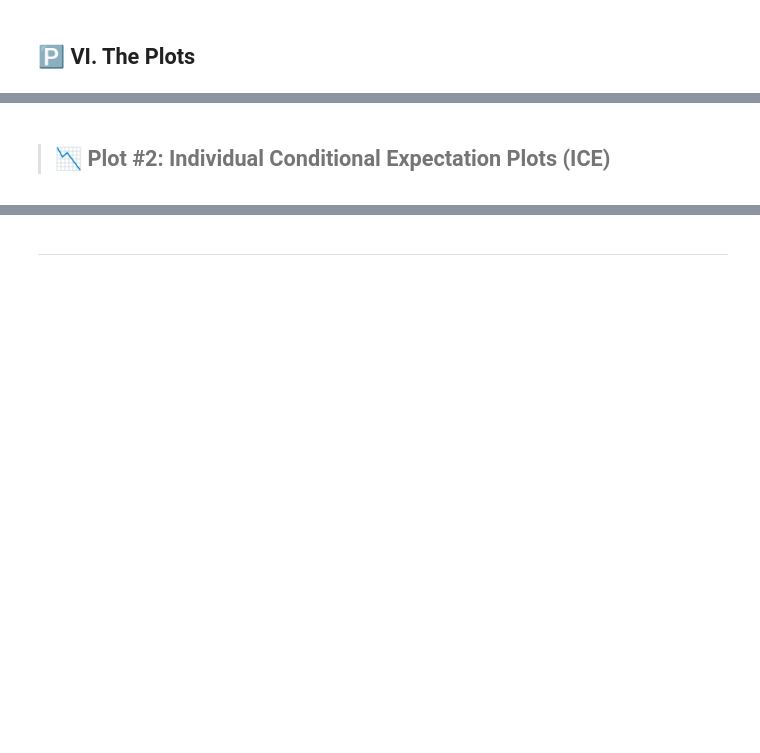
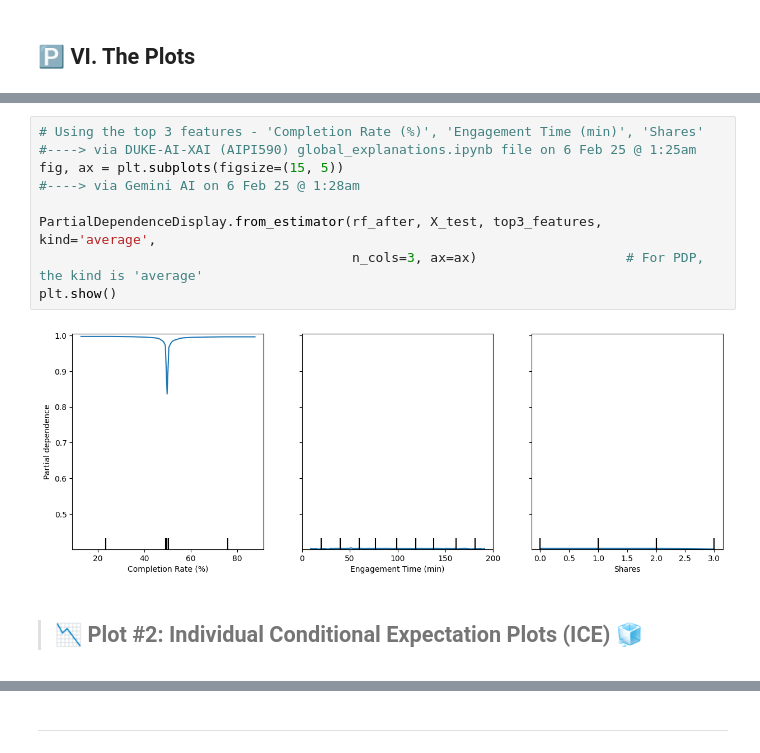
Before and after one commit to theorignalmapdcodex/aipi590_i-4_et2, a Jupyter notebook: notebooks/pdp+ice+ale_plot_interpretation.ipynb, the cells around one changed output, grey strips where cells are left out. Saved outputs shown, nothing was run; the diff lists cells and outputs as text; blank space fills up the shorter version.

```diff
--- a/notebooks/pdp+ice+ale_plot_interpretation.ipynb
+++ b/notebooks/pdp+ice+ale_plot_interpretation.ipynb
@@ -462,2 +507,11 @@ Feature Importances (After Oversampling): [0.00482743 0.00163317 0.00179951 0.00
+# %%
+# Using the top 3 features - 'Completion Rate (%)', 'Engagement Time (min)', 'Shares'                                                     #----> via DUKE-AI-XAI (AIPI590) global_explanations.ipynb file on 6 Feb 25 @ 1:25am
+fig, ax = plt.subplots(figsize=(15, 5))                                                                                                   #----> via Gemini AI on 6 Feb 25 @ 1:28am
+
+PartialDependenceDisplay.from_estimator(rf_after, X_test, top3_features, kind='average',
+                                        n_cols=3, ax=ax)                   # For PDP, the kind is 'average'
+plt.show()
+# %% [output]
+[figure, added]
 # %% [markdown]
-> ## **📉 Plot #2: Individual Conditional Expectation Plots (ICE)**
+> ## **📉 Plot #2: Individual Conditional Expectation Plots (ICE)** 🧊
```
Also changed, not shown: parts of 16 cells of this notebook.
